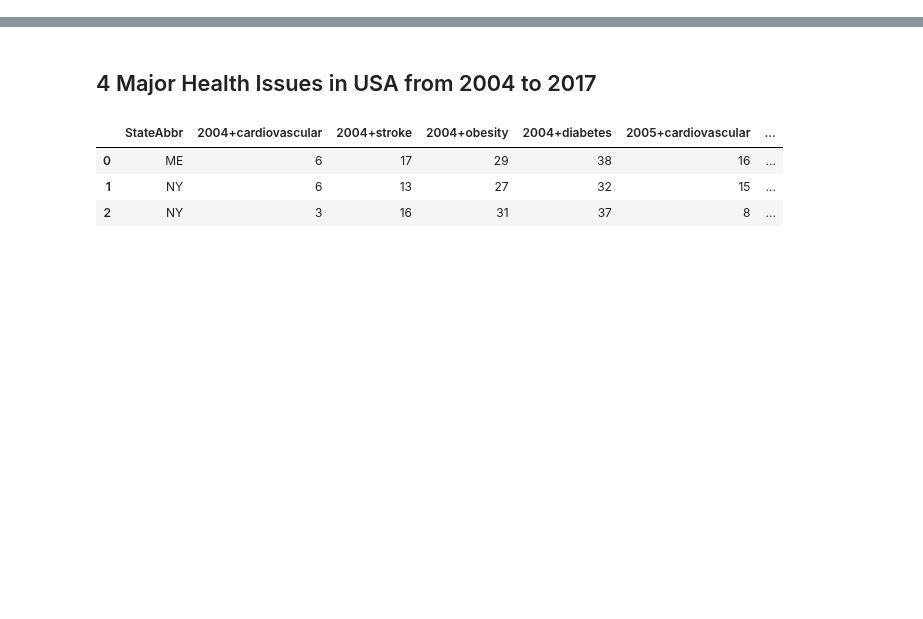
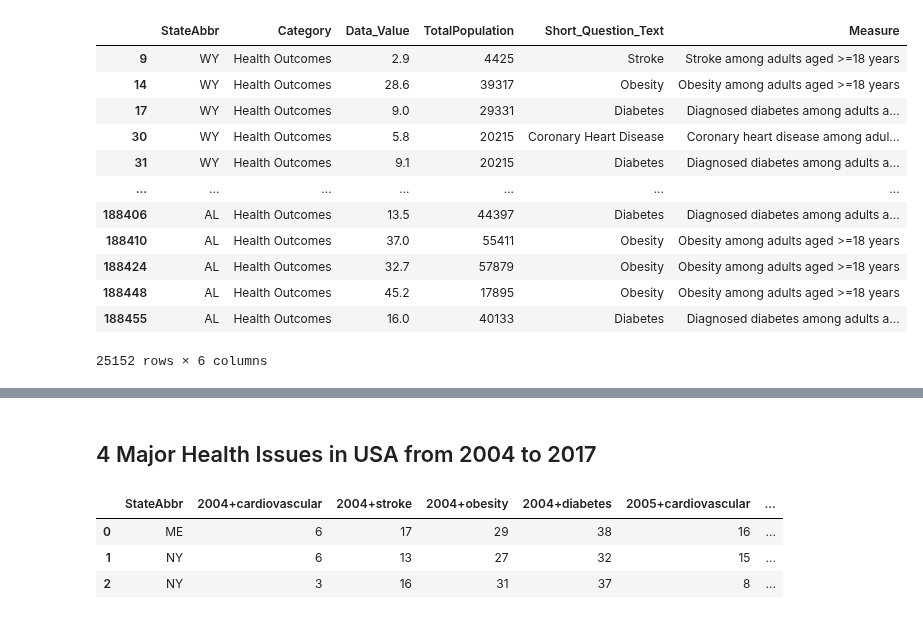
Before and after one commit to HardoModo/Dev10-Capstone, a Jupyter notebook: Jin/Health issues.ipynb, the cells around one changed output, grey strips where cells are left out. Cells and saved outputs as stored; diff of their text form; code cells hidden in the pictures; blank space fills up the shorter version.

```diff
--- a/Jin/Health issues.ipynb
+++ b/Jin/Health issues.ipynb
@@ -93,0 +100,17 @@ Text(0.5, 1.0, 'Child Average Weight Ratings By Continent')
+# %%
+filteredDF = Health_df[Health_df['Short_Question_Text'].isin(selected_values)]
+filteredDF
+# %% [output]
+|  | StateAbbr | Category | Data_Value | TotalPopulation | Short_Question_Text | Measure |
+| 9 | WY | Health Outcomes | 2.9 | 4425 | Stroke | Stroke among adults aged >=18 years |
+| 14 | WY | Health Outcomes | 28.6 | 39317 | Obesity | Obesity among adults aged >=18 years |
+| 17 | WY | Health Outcomes | 9.0 | 29331 | Diabetes | Diagnosed diabetes among adults a... |
+| 30 | WY | Health Outcomes | 5.8 | 20215 | Coronary Heart Disease | Coronary heart disease among adul... |
+| 31 | WY | Health Outcomes | 9.1 | 20215 | Diabetes | Diagnosed diabetes among adults a... |
+| ... | ... | ... | ... | ... | ... | ... |
+| 188406 | AL | Health Outcomes | 13.5 | 44397 | Diabetes | Diagnosed diabetes among adults a... |
+| 188410 | AL | Health Outcomes | 37.0 | 55411 | Obesity | Obesity among adults aged >=18 years |
+| 188424 | AL | Health Outcomes | 32.7 | 57879 | Obesity | Obesity among adults aged >=18 years |
+| 188448 | AL | Health Outcomes | 45.2 | 17895 | Obesity | Obesity among adults aged >=18 years |
+| 188455 | AL | Health Outcomes | 16.0 | 40133 | Diabetes | Diagnosed diabetes among adults a... |
+25152 rows × 6 columns
```
Also changed, not shown: parts of 63 cells of this notebook, 2 other files.
